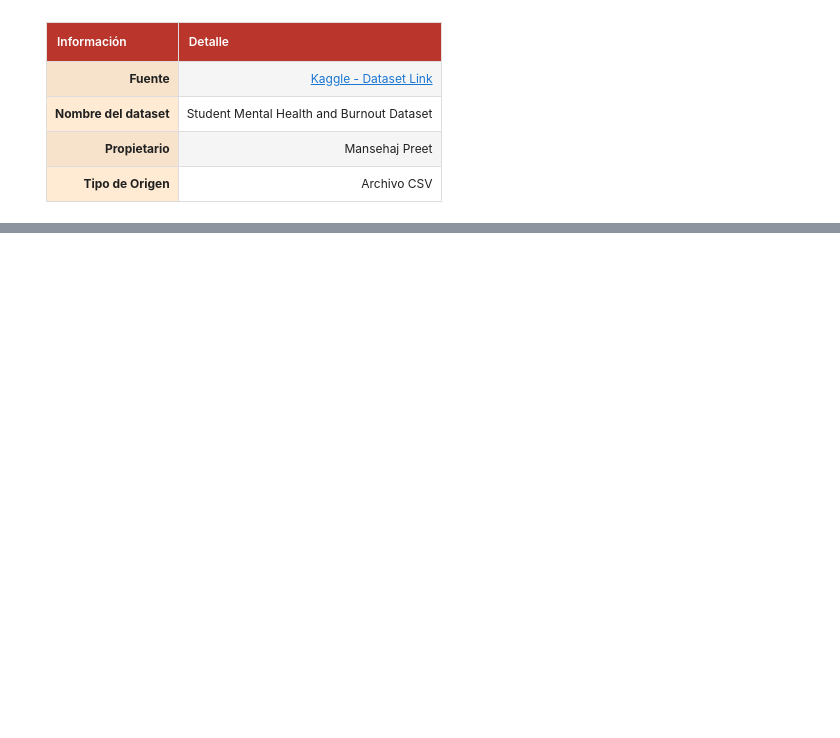
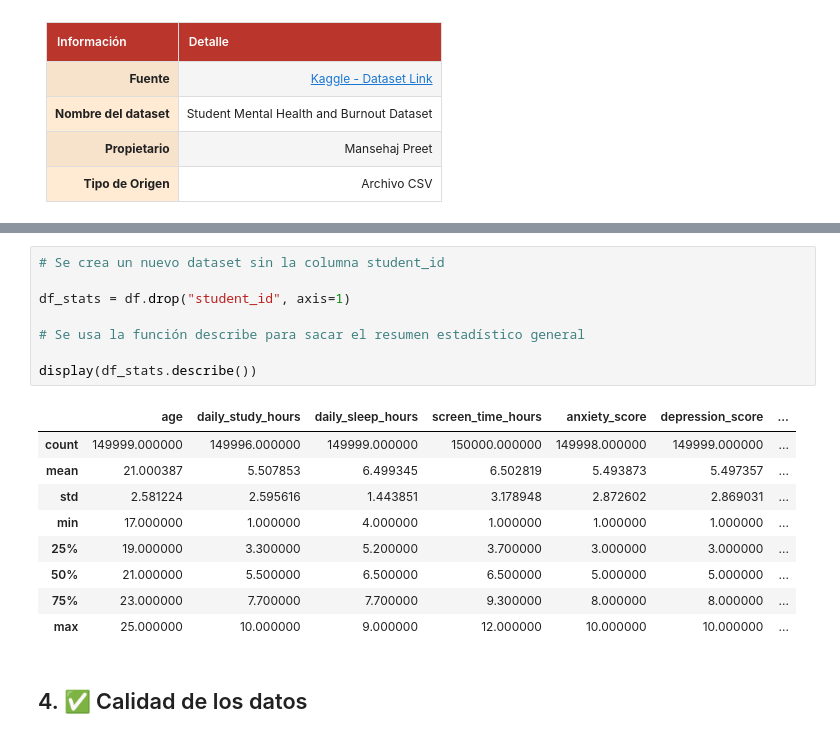
Before and after one commit to kevinmateojimenez/TRABAJO-FINAL, a Jupyter notebook: EDA_Entregable.ipynb, the cells around one changed output, grey strips where cells are left out. Drawn from its saved outputs; the diff is of its cells as text; blank space fills up the shorter version.

```diff
--- a/EDA_Entregable.ipynb
+++ b/EDA_Entregable.ipynb
@@ -289,0 +308,20 @@ display(info_df)
+# %%
+# Se crea un nuevo dataset sin la columna student_id
+
+df_stats = df.drop("student_id", axis=1)
+
+# Se usa la función describe para sacar el resumen estadístico general
+
+display(df_stats.describe())
+# %% [output]
+|  | age | daily_study_hours | daily_sleep_hours | screen_time_hours | anxiety_score | depression_score | ... |
+| count | 149999.000000 | 149996.000000 | 149999.000000 | 150000.000000 | 149998.000000 | 149999.000000 | ... |
+| mean | 21.000387 | 5.507853 | 6.499345 | 6.502819 | 5.493873 | 5.497357 | ... |
+| std | 2.581224 | 2.595616 | 1.443851 | 3.178948 | 2.872602 | 2.869031 | ... |
+| min | 17.000000 | 1.000000 | 4.000000 | 1.000000 | 1.000000 | 1.000000 | ... |
+| 25% | 19.000000 | 3.300000 | 5.200000 | 3.700000 | 3.000000 | 3.000000 | ... |
+| 50% | 21.000000 | 5.500000 | 6.500000 | 6.500000 | 5.000000 | 5.000000 | ... |
+| 75% | 23.000000 | 7.700000 | 7.700000 | 9.300000 | 8.000000 | 8.000000 | ... |
+| max | 25.000000 | 10.000000 | 9.000000 | 12.000000 | 10.000000 | 10.000000 | ... |
+# %% [markdown]
+## 4. ✅ Calidad de los datos
```
Also changed, not shown: parts of 11 cells of this notebook.
